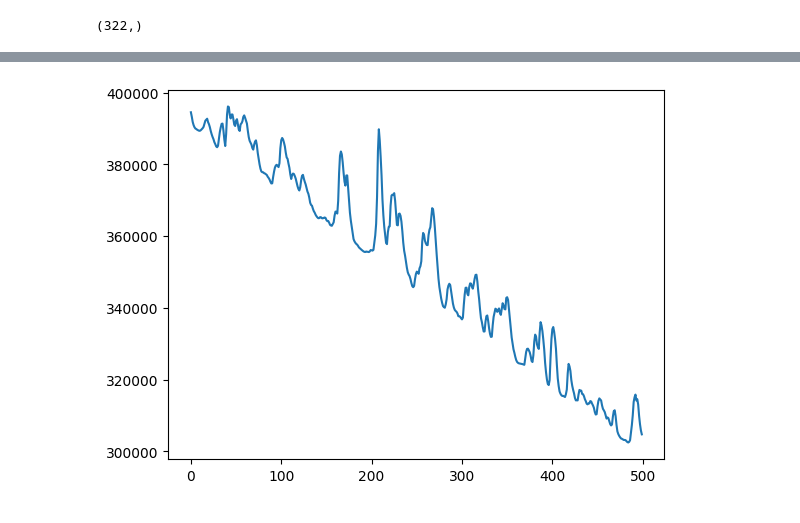
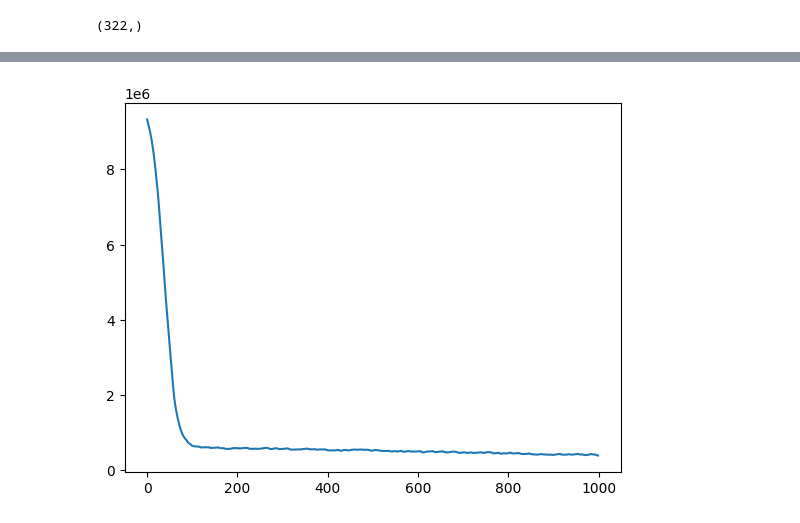
Before and after one commit to Mahdi-Miri/TensorFlow, a Jupyter notebook: TensorFlow.ipynb, the cells around one changed output, grey strips where cells are left out. Drawn from its saved outputs; the diff is of its cells as text; code cells hidden in the pictures.

```diff
--- a/TensorFlow.ipynb
+++ b/TensorFlow.ipynb
@@ -292,6 +292,6 @@ Model: "sequential_2"
  Trainable params: 3,073 (12.00 KB)
  Non-trainable params: 0 (0.00 B)
 # %%
-hist1 = model1.fit(x_train,y_train,batch_size=64,epochs=1000,validation_data=(x_test,y_test))
+hist1 = model1.fit(x_train,y_train,batch_size=64,epochs=100,validation_data=(x_test,y_test))
 # %% [output]
 Epoch 1/1000
@@ -379,5 +384,5 @@ plt.show()
 # %%
-plt.plot(hist1.history['val_loss'][500:])
+plt.plot(hist1.history['val_loss'])
 plt.show()
 # %% [output]
-[figure, old version]
+[figure, new version]
```
Also changed, not shown: parts of 14 cells of this notebook.
